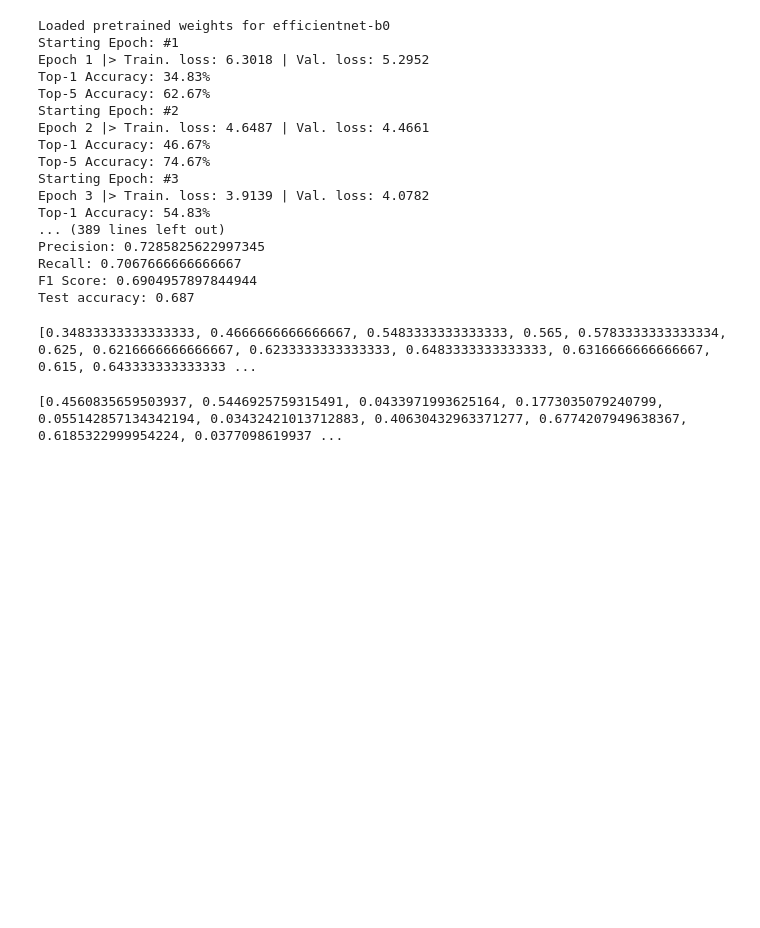
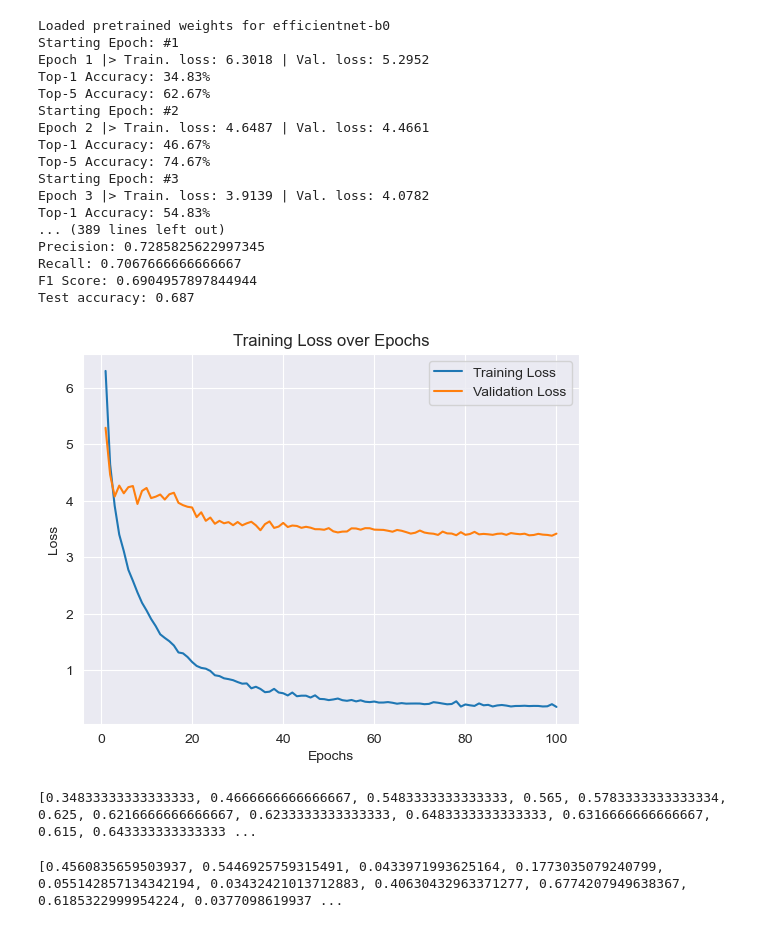
Before and after one commit to rajatdua/dlvr-fgmccb, a Jupyter notebook: DLVR_Project_FGMCCB.ipynb, the cells around one changed output. Saved outputs shown, nothing was run; the diff lists cells and outputs as text; code cells hidden in the pictures; blank space fills up the shorter version.

Commit message:
feat(curve): validation and training loss

```diff
--- a/DLVR_Project_FGMCCB.ipynb
+++ b/DLVR_Project_FGMCCB.ipynb
@@ -1421,7 +1421,3 @@ Precision: 0.7285825622997345
 Recall: 0.7067666666666667
 F1 Score: 0.6904957897844944
 Test accuracy: 0.687
-# %%
-    print(val_acc_avg)
-# %% [output]
-[0.34833333333333333, 0.4666666666666667, 0.5483333333333333, 0.565, 0.5783333333333334, 0.625, 0.6216666666666667, 0.6233333333333333, 0.6483333333333333, 0.6316666666666667, 0.615, 0.643333333333333 ...
@@ -1428,3 +1627,25 @@ Test accuracy: 0.687
+# %%
+import matplotlib.pyplot as plt
+import numpy as np
+
+
+# Generate x-axis values (epochs)
+epochs = range(1, len(mean_training_loss) + 1)
+
+# Plotting the training loss
+plt.plot(epochs, mean_training_loss, label='Training Loss')
+plt.plot(epochs, mean_validation_loss, label='Validation Loss')
+plt.title('Training Loss over Epochs')
+plt.xlabel('Epochs')
+plt.ylabel('Loss')
+plt.legend()
+plt.show()
+# %% [output]
+[figure, added]
+# %%
+print(val_acc_avg)
+# %% [output]
+[0.34833333333333333, 0.4666666666666667, 0.5483333333333333, 0.565, 0.5783333333333334, 0.625, 0.6216666666666667, 0.6233333333333333, 0.6483333333333333, 0.6316666666666667, 0.615, 0.643333333333333 ...
 # %%
 print(train_loss)
 # %% [output]
```
Also changed, not shown: parts of 1 cell of this notebook.
